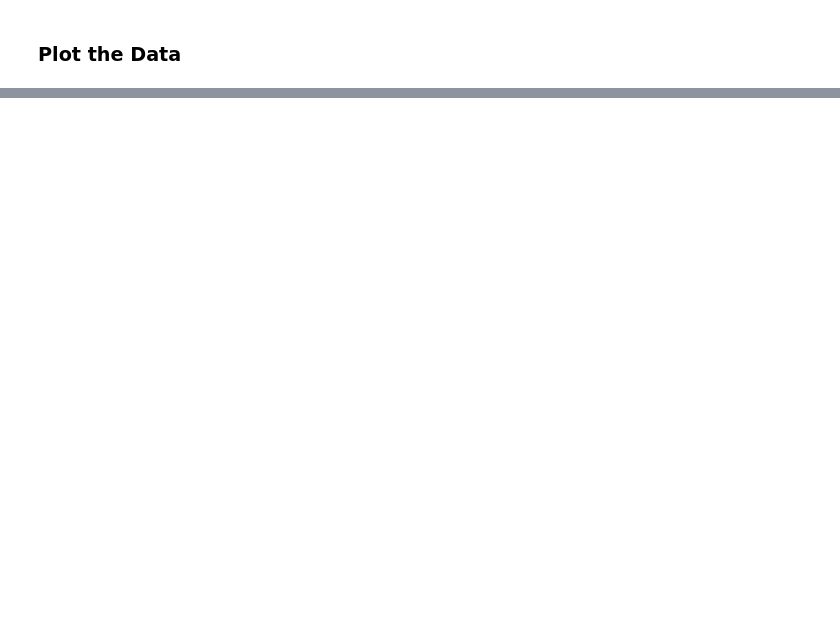
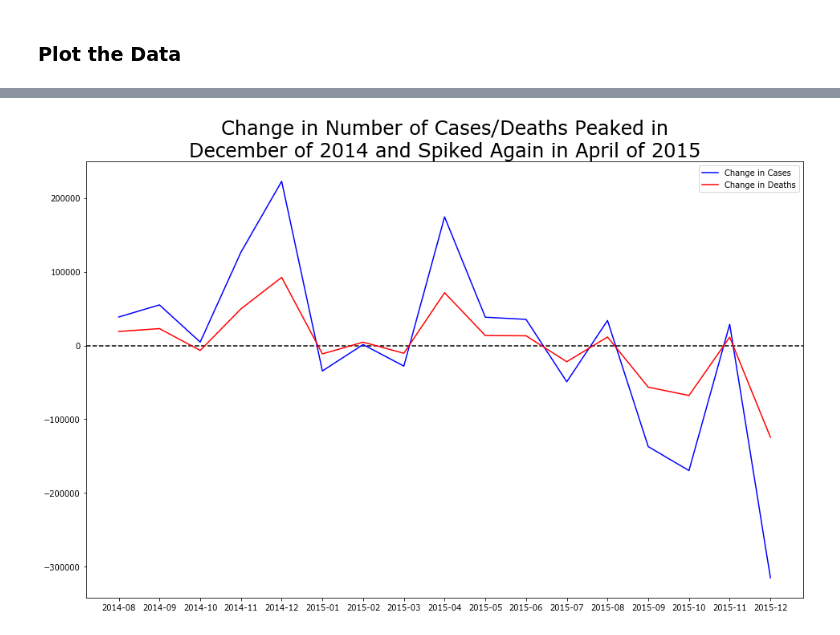
Before and after one commit to nmwhitehead/Ebola, a Jupyter notebook: Ebola.ipynb, the cells around one changed output, grey strips where cells are left out. Cells and saved outputs as stored; diff of their text form; code cells hidden in the pictures; blank space fills up the shorter version.

```diff
--- a/Ebola.ipynb
+++ b/Ebola.ipynb
@@ -115,0 +144,16 @@ plot_all_cases_and_deaths(mali_data, 'Looks Like Ebola Only Effected 2 Countries
+# %%
+# Let's make a few columns showing the change in number of people contracting and dying from Ebola by month
+monthly_world_data['Change in Cases'] = monthly_world_data['No. of confirmed, probable and suspected cases'].shift(-1) - monthly_world_data['No. of confirmed, probable and suspected cases']
+monthly_world_data['Change in Deaths'] = monthly_world_data['No. of confirmed, probable and suspected deaths'].shift(-1) - monthly_world_data['No. of confirmed, probable and suspected deaths']
+# %%
+plt.figure(figsize=(16,10))
+
+plt.title('Change in Number of Cases/Deaths Peaked in\nDecember of 2014 and Spiked Again in April of 2015', size=24)
+
+plt.axhline(y=0, xmin=0, xmax=10, color='black', linestyle='dashed')
+plt.plot(monthly_world_data['Change in Cases'], color='blue', label='Change in Cases')
+plt.plot(monthly_world_data['Change in Deaths'], color='red', label='Change in Deaths')
+
+plt.legend();
+# %% [output]
+[figure, added]
```
Also changed, not shown: parts of 16 cells of this notebook.
